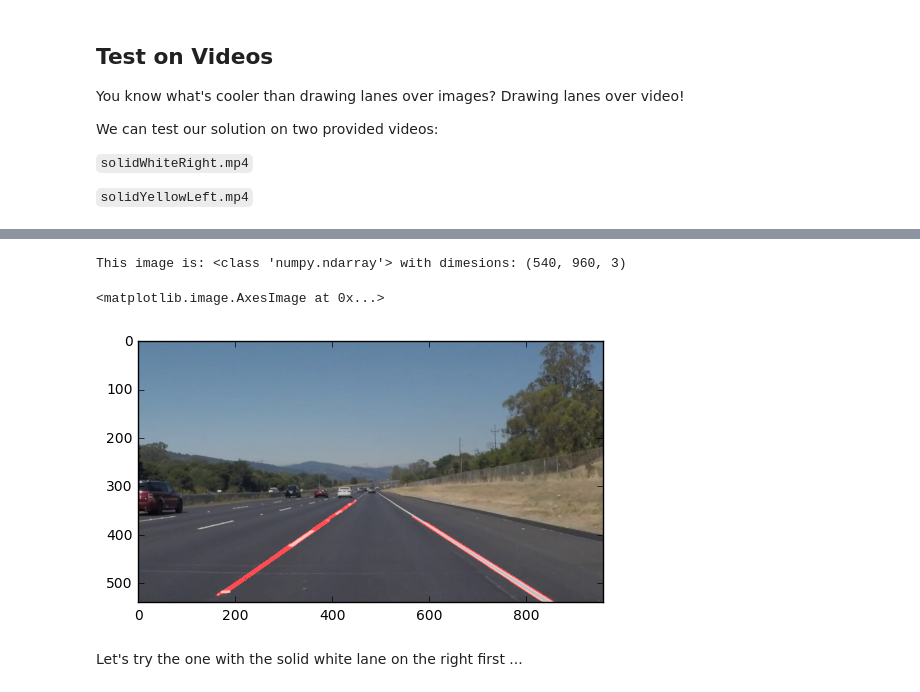
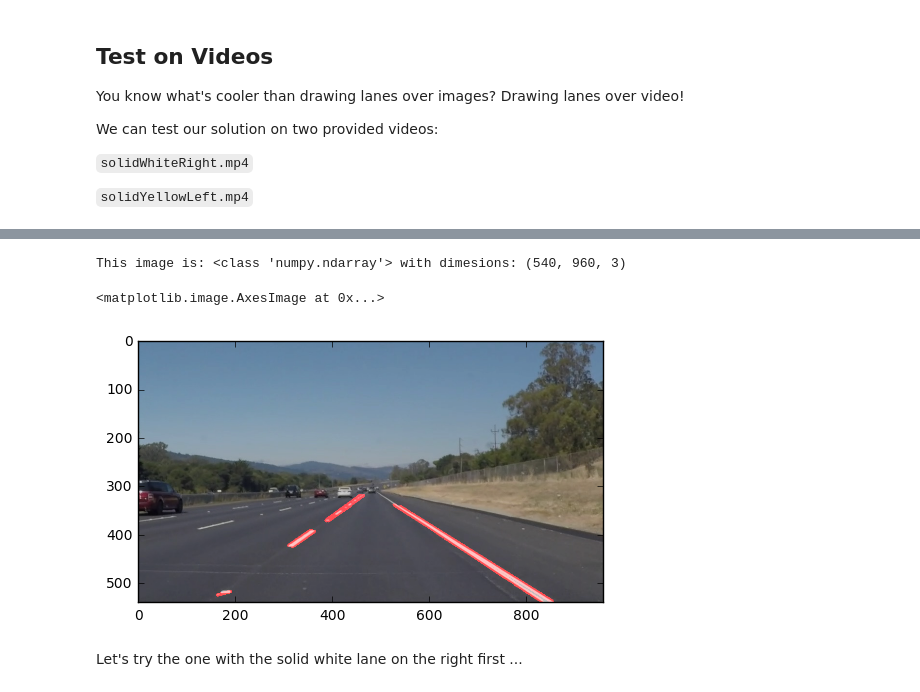
Before and after one commit to thanhcs/CarND-LaneLines-P1, a Jupyter notebook: P1.ipynb, the cells around one changed output, grey strips where cells are left out. Drawn from its saved outputs; the diff is of its cells as text; code cells hidden in the pictures.

```diff
--- a/P1.ipynb
+++ b/P1.ipynb
@@ -105,7 +105,7 @@ def region_of_interest(img, vertices):
     return masked_image
 
 
-def draw_lines(img, lines, color=[255, 0, 0], thickness=2):
+def draw_lines(img, lines, color=[255, 0, 0], thickness=5):
     """
     NOTE: this is the function you might want to use as a starting point once you want to
     average/extrapolate the line segments you detect to map out the full
@@ -192,38 +186,38 @@ File saved as C:\Users\thanh\AppData\Local\imageio\ffmpeg\ffmpeg.win32.exe.
 # %%
 def process_image(image):
     # NOTE: The output you return should be a color image (3 channel) for processing video below
     # TODO: put your pipeline here,
     # you should return the final output (image with lines are drawn on lanes)
     gray = grayscale(image)
     gray_gaussian = gaussian_blur(gray, 5)
     edges = canny(gray_gaussian, 50, 150)
 
     imshape = image.shape
-    vertices = np.array([[(0, imshape[0]), (450, 330), (490, 330), (imshape[1],imshape[0])]], dtype=np.int32)
+    vertices = np.array([[(0, imshape[0]), (450, 320), (490, 320), (imshape[1],imshape[0])]], dtype=np.int32)
     masked_edges = region_of_interest(edges, vertices)
 
     rho = 2
     theta = np.pi/180
-    threshold = 10
-    min_line_length = 10
-    max_line_gap = 200
+    threshold = 15
+    min_line_length = 20
+    max_line_gap = 20
     line_image = np.copy(image)* 0
     lines = hough_lines(masked_edges, rho, theta, threshold, min_line_length, max_line_gap);
 
 
     result = weighted_img(lines, image)
 
     return result
 
 #reading in an image
 image = mpimg.imread('test_images/solidWhiteRight.jpg')
 #printing out some stats and plotting
 print('This image is:', type(image), 'with dimesions:', image.shape)
 plt.imshow(process_image(image))  #call as plt.imshow(gray, cmap='gray') to show a grayscaled image
 # %% [output]
 This image is: <class 'numpy.ndarray'> with dimesions: (540, 960, 3)
 <matplotlib.image.AxesImage at 0x...>
-[figure, old version]
+[figure, new version]
 # %% [markdown]
 Let's try the one with the solid white lane on the right first ...
 # %%
```
Also changed, not shown: parts of 6 cells of this notebook.
